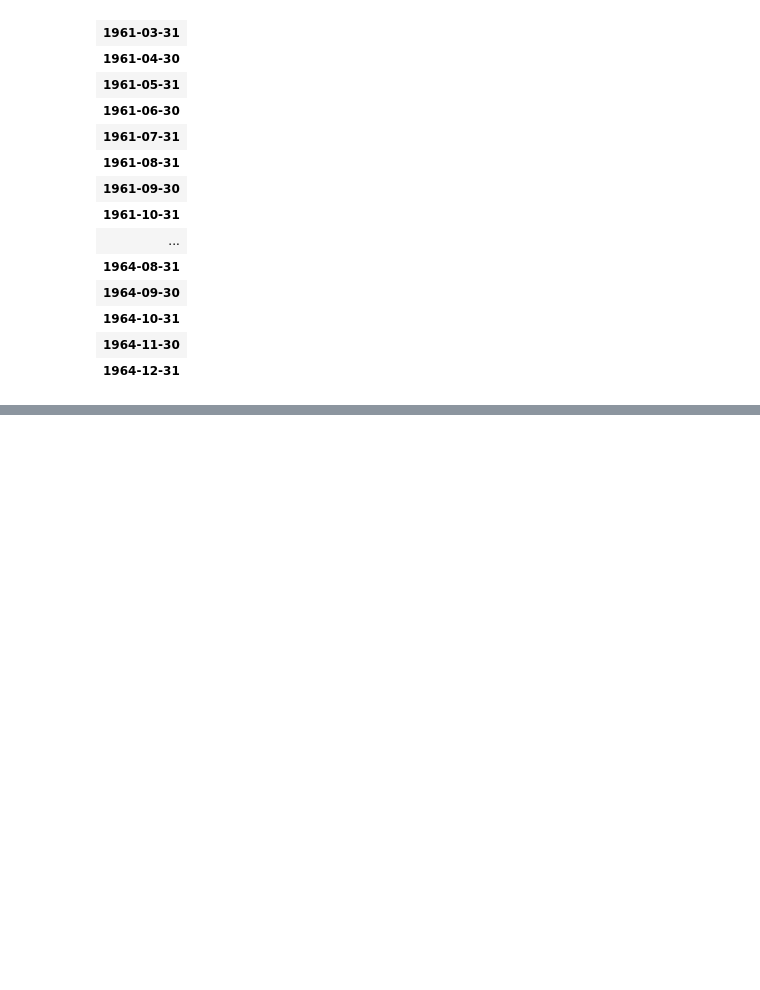
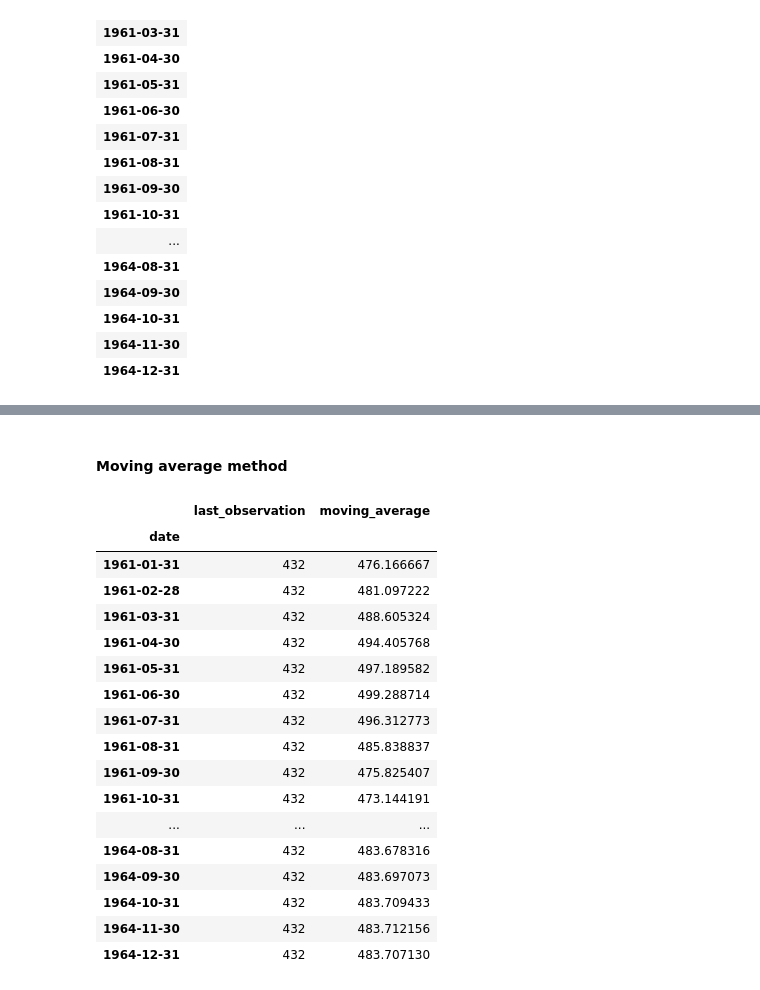
Before and after one commit to BinethBasilu/Time-Series-Forecasting-Python-, a Jupyter notebook: 5_Baseline/code.ipynb, the cells around one changed output, grey strips where cells are left out. Drawn from its saved outputs; the diff is of its cells as text; code cells hidden in the pictures; blank space fills up the shorter version.

```diff
--- a/5_Baseline/code.ipynb
+++ b/5_Baseline/code.ipynb
@@ -99,0 +126,2 @@ df_forecast
+# %% [markdown]
+#### Moving average method
@@ -99,0 +142,24 @@ df_forecast
+# %%
+idx = df_forecast.index[:HORIZON]
+df_forecast.loc[idx, "moving_average"] = forecasts
+
+df_forecast
+# %% [output]
+|  | last_observation | moving_average |
+| date |  |  |
+| 1961-01-31 | 432 | 476.166667 |
+| 1961-02-28 | 432 | 481.097222 |
+| 1961-03-31 | 432 | 488.605324 |
+| 1961-04-30 | 432 | 494.405768 |
+| 1961-05-31 | 432 | 497.189582 |
+| 1961-06-30 | 432 | 499.288714 |
+| 1961-07-31 | 432 | 496.312773 |
+| 1961-08-31 | 432 | 485.838837 |
+| 1961-09-30 | 432 | 475.825407 |
+| 1961-10-31 | 432 | 473.144191 |
+| ... | ... | ... |
+| 1964-08-31 | 432 | 483.678316 |
+| 1964-09-30 | 432 | 483.697073 |
+| 1964-10-31 | 432 | 483.709433 |
+| 1964-11-30 | 432 | 483.712156 |
+| 1964-12-31 | 432 | 483.707130 |
```
Also changed, not shown: parts of 12 cells of this notebook.
